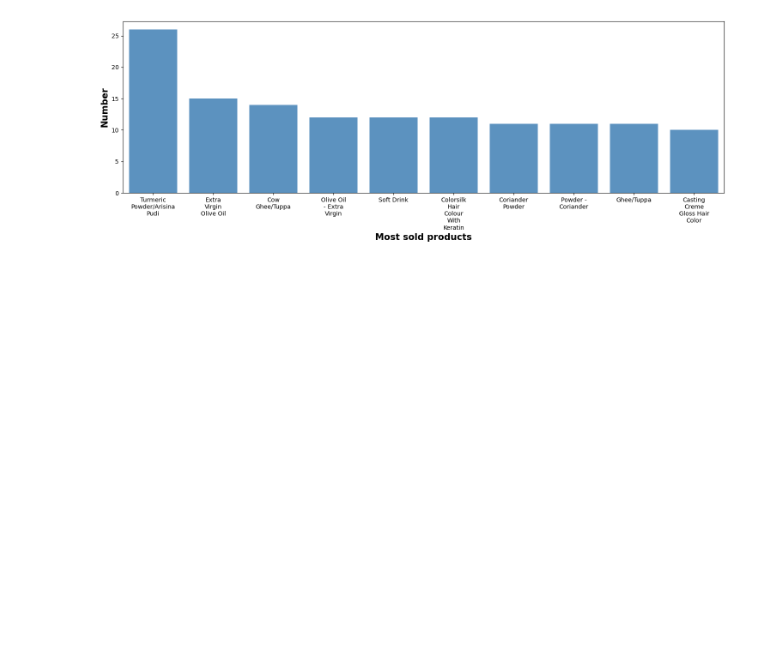
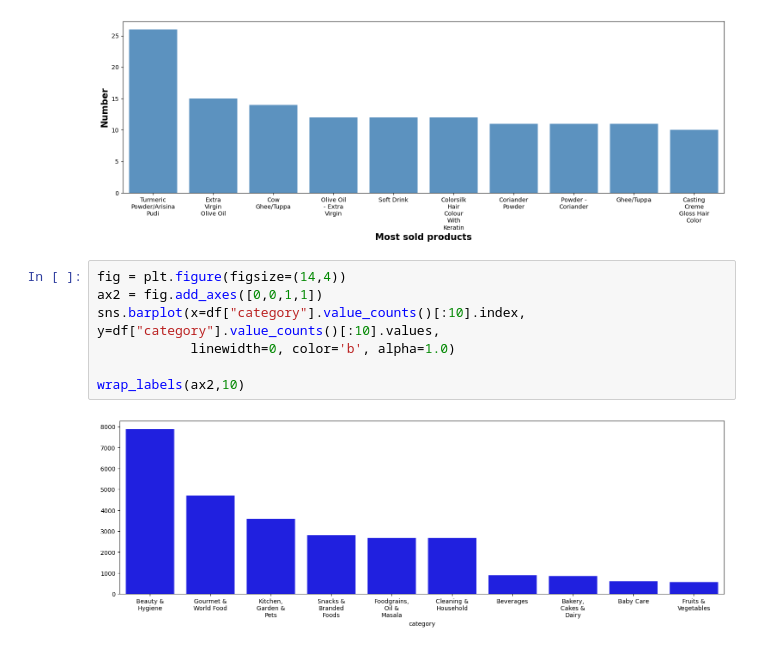
Before and after one commit to debjit11/Blinkit-Data-Analysis, a Jupyter notebook: main.ipynb, the cells around one changed output. Cells and saved outputs as stored; diff of their text form; blank space fills up the shorter version.

```diff
--- a/main.ipynb
+++ b/main.ipynb
@@ -116,3 +116,12 @@ wrap_labels(ax, 10)
 plt.show()
 # %% [output]
 [figure]
+# %%
+fig = plt.figure(figsize=(14,4))
+ax2 = fig.add_axes([0,0,1,1])
+sns.barplot(x=df["category"].value_counts()[:10].index, y=df["category"].value_counts()[:10].values,
+            linewidth=0, color='b', alpha=1.0)
+
+wrap_labels(ax2,10)
+# %% [output]
+[figure, added]
```
